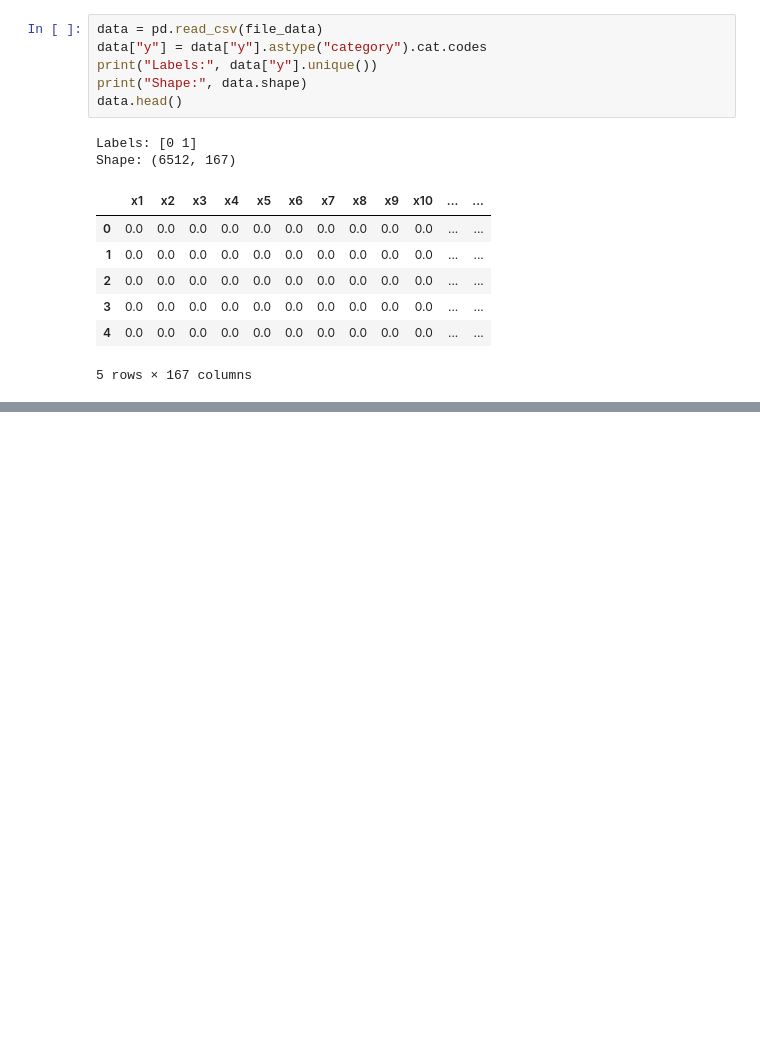
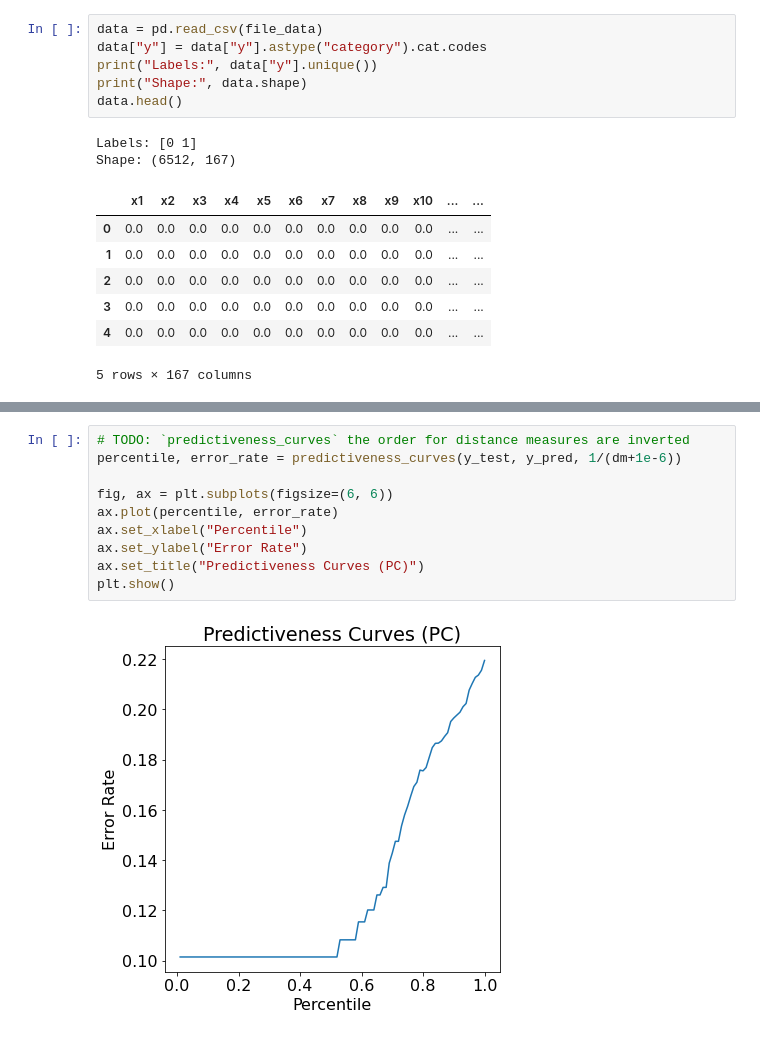
Before and after one commit to bonjuruu/applicabilityDomain, a Jupyter notebook: demo/pipeline_temp.ipynb, the cells around one changed output, grey strips where cells are left out. Drawn from its saved outputs; the diff is of its cells as text; blank space fills up the shorter version.

```diff
--- a/demo/pipeline_temp.ipynb
+++ b/demo/pipeline_temp.ipynb
@@ -80,0 +207,12 @@ Shape: (6512, 167)
+# %%
+# TODO: `predictiveness_curves` the order for distance measures are inverted
+percentile, error_rate = predictiveness_curves(y_test, y_pred, 1/(dm+1e-6))
+
+fig, ax = plt.subplots(figsize=(6, 6))
+ax.plot(percentile, error_rate)
+ax.set_xlabel("Percentile")
+ax.set_ylabel("Error Rate")
+ax.set_title("Predictiveness Curves (PC)")
+plt.show()
+# %% [output]
+[figure, added]
```
Also changed, not shown: parts of 20 cells of this notebook.
